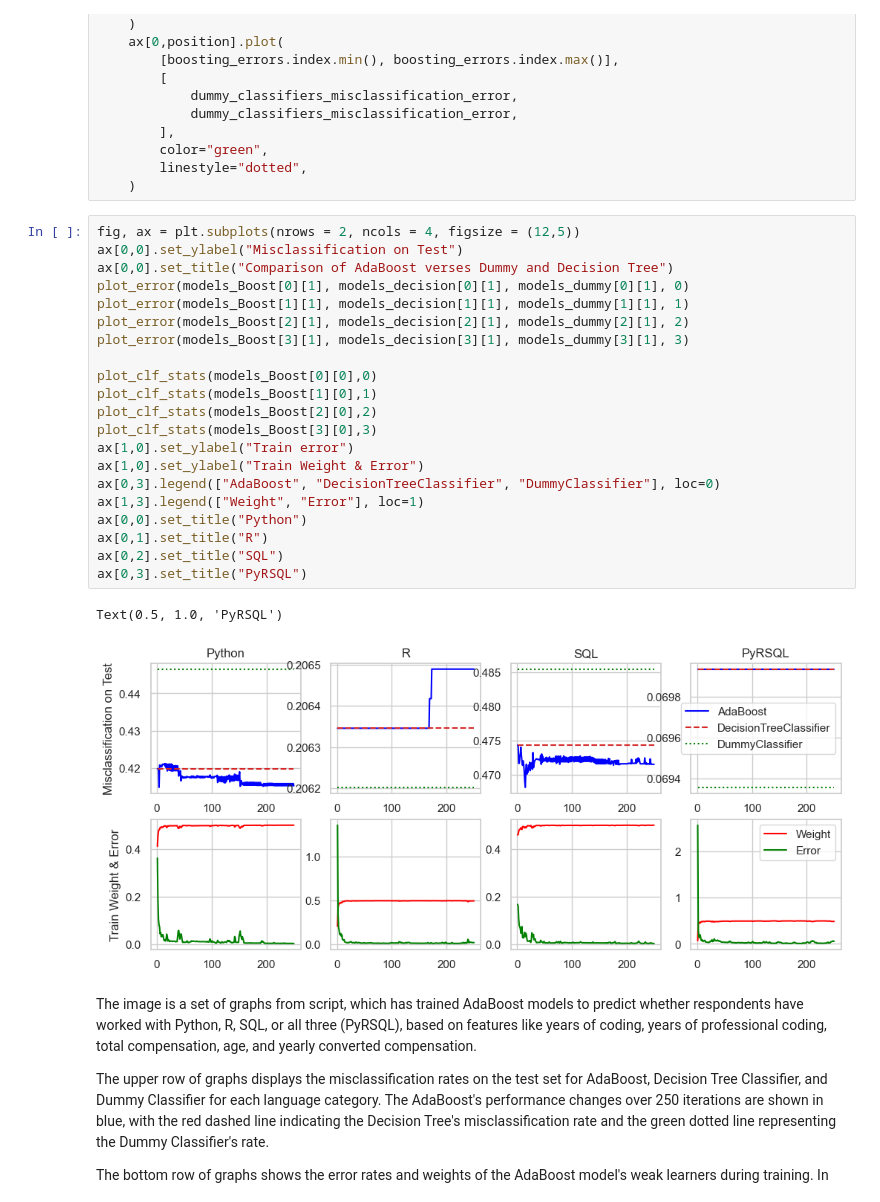
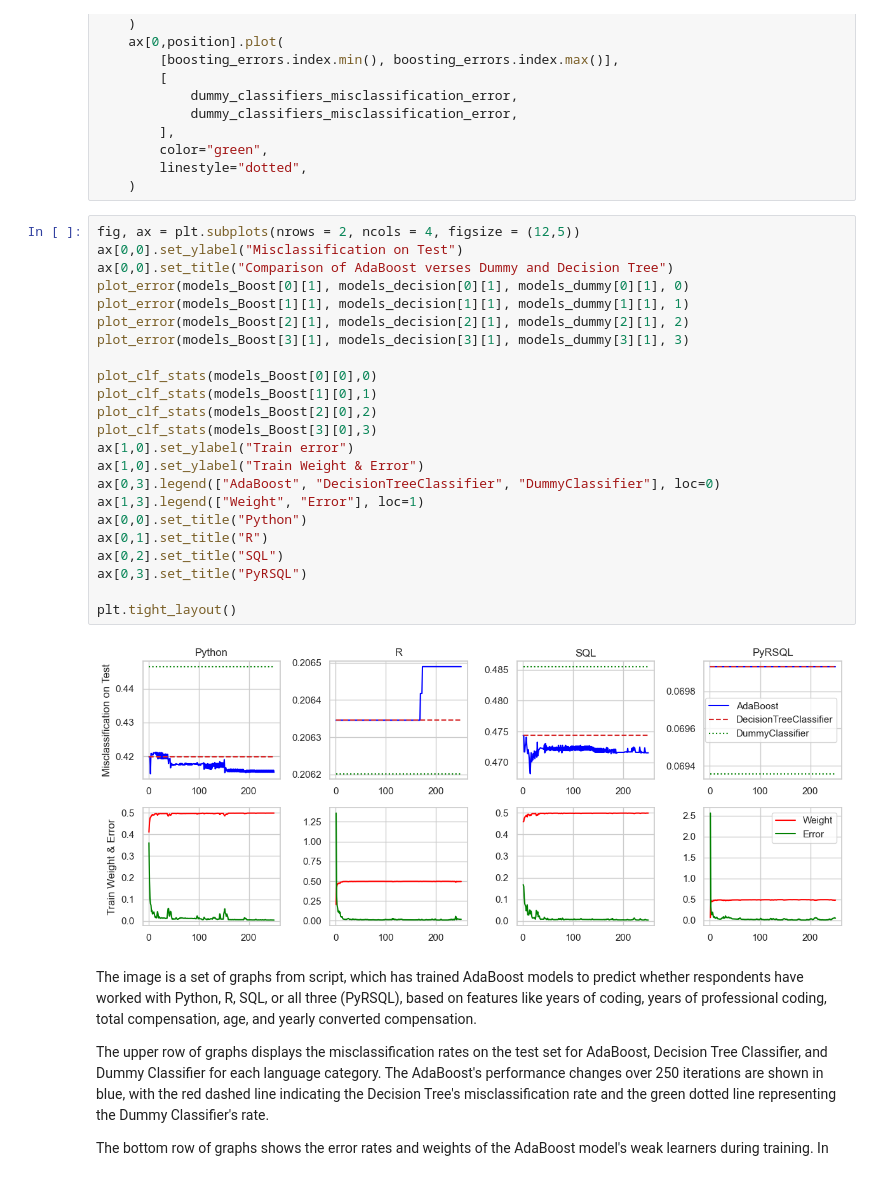
Before and after one commit to TrueCodee/Final-Project, a Jupyter notebook: Final Project.ipynb, the cells around one changed output. Saved outputs shown, nothing was run; the diff lists cells and outputs as text.

```diff
--- a/Final Project.ipynb
+++ b/Final Project.ipynb
@@ -555,27 +555,28 @@ def plot_error(boosting_errors, weak_learners_misclassification_error, dummy_cla
 # %%
 fig, ax = plt.subplots(nrows = 2, ncols = 4, figsize = (12,5))
 ax[0,0].set_ylabel("Misclassification on Test")
 ax[0,0].set_title("Comparison of AdaBoost verses Dummy and Decision Tree")
 plot_error(models_Boost[0][1], models_decision[0][1], models_dummy[0][1], 0)
 plot_error(models_Boost[1][1], models_decision[1][1], models_dummy[1][1], 1)
 plot_error(models_Boost[2][1], models_decision[2][1], models_dummy[2][1], 2)
 plot_error(models_Boost[3][1], models_decision[3][1], models_dummy[3][1], 3)
 
 plot_clf_stats(models_Boost[0][0],0)
 plot_clf_stats(models_Boost[1][0],1)
 plot_clf_stats(models_Boost[2][0],2)
 plot_clf_stats(models_Boost[3][0],3)
 ax[1,0].set_ylabel("Train error")
 ax[1,0].set_ylabel("Train Weight & Error")
 ax[0,3].legend(["AdaBoost", "DecisionTreeClassifier", "DummyClassifier"], loc=0)
 ax[1,3].legend(["Weight", "Error"], loc=1)
 ax[0,0].set_title("Python")
 ax[0,1].set_title("R")
 ax[0,2].set_title("SQL")
 ax[0,3].set_title("PyRSQL")
+
+plt.tight_layout()
 # %% [output]
-Text(0.5, 1.0, 'PyRSQL')
-[figure, old version]
+[figure, new version]
 # %% [markdown]
 The image is a set of graphs from script, which has trained AdaBoost models to predict whether respondents have worked with Python, R, SQL, or all three (PyRSQL), based on features like years of coding, years of professional coding, total compensation, age, and yearly converted compensation.
 
```
Also changed, not shown: parts of 2 cells of this notebook.
